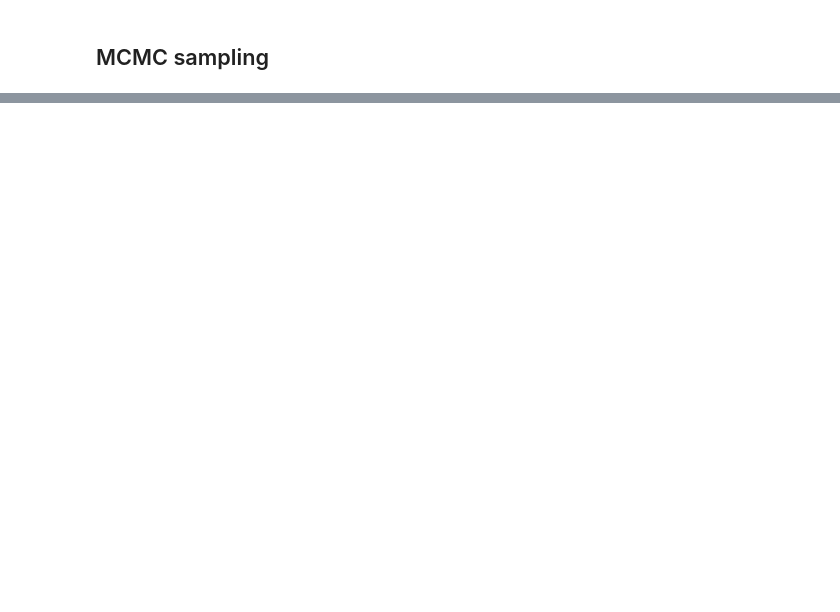
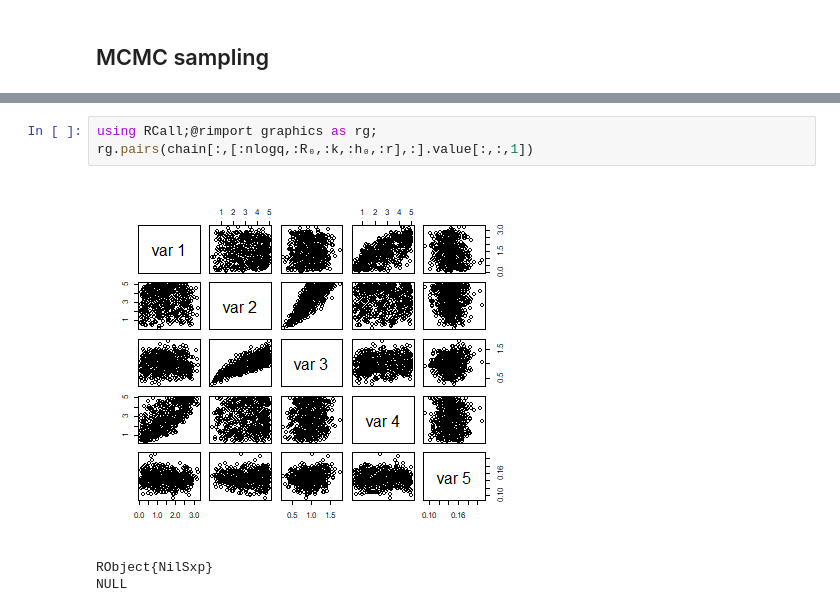
Before and after one commit to akira-endo/2019nCoV, a Jupyter notebook: src/nCoV_importation.ipynb, the cells around one changed output, grey strips where cells are left out. Drawn from its saved outputs; the diff is of its cells as text; blank space fills up the shorter version.

```diff
--- a/src/nCoV_importation.ipynb
+++ b/src/nCoV_importation.ipynb
@@ -492,0 +313,7 @@ end
+# %%
+using RCall;@rimport graphics as rg;
+rg.pairs(chain[:,[:nlogq,:R₀,:k,:h₀,:r],:].value[:,:,1])
+# %% [output]
+[figure, added]
+RObject{NilSxp}
+NULL
```
Also changed, not shown: parts of 10 cells of this notebook, 1 other file.
